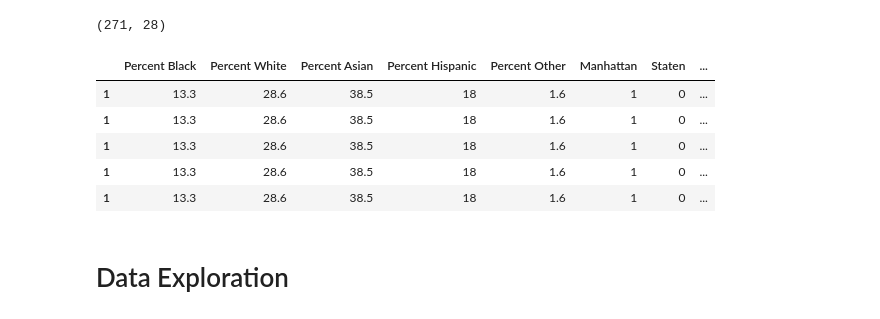
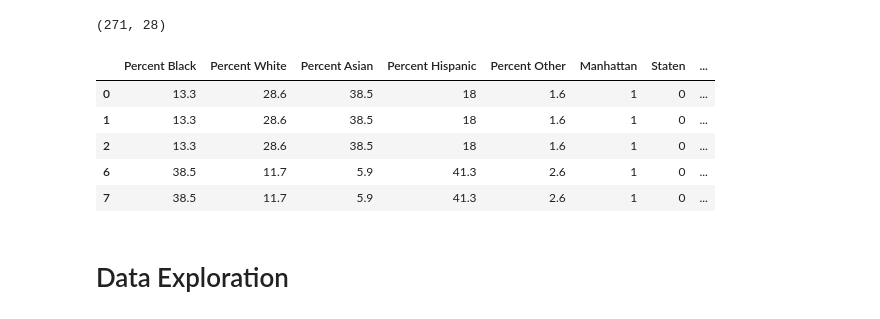
Before and after one commit to JordyKieto/NYC-SAT-Scores-Server, a Jupyter notebook: notebooks/Regression_Notebook.ipynb, the cells around one changed output. Saved outputs shown, nothing was run; the diff lists cells and outputs as text; code cells hidden in the pictures.

```diff
--- a/notebooks/Regression_Notebook.ipynb
+++ b/notebooks/Regression_Notebook.ipynb
@@ -52,31 +52,33 @@ df['Percent Other'] = df[rowCols].apply(getOther, axis=1)
 # %%
 new_rows = []
 def extract_sat(row):
     for subject in ['Math', 'Reading', 'Writing']:
         new_row = row[new_cols].copy()
         new_row['SAT SCORE'] = row[f'Average Score (SAT {subject})']
         new_row['SAT TYPE'] = subject
         new_rows.append(new_row)
     return row
 
 def extract_features(df):
     new_cols = pd.get_dummies(df['SAT TYPE'])
     df.drop(columns=['SAT TYPE'], inplace=True)
     df = df.join(new_cols)
     return df
 
-df.apply(extract_sat, axis=1)
-new_df = pd.concat(new_rows, axis=1)
-new_df = new_df.transpose()
-new_df = extract_features(new_df).drop_duplicates()
+def set_sat(df):
+    df.apply(extract_sat, axis=1)
+    new_df = pd.concat(new_rows, axis=1).transpose().reset_index(drop=True).drop_duplicates()
+    return extract_features(new_df).drop_duplicates()
+
+new_df = set_sat(df)
 new_df.head()
 # %% [output]
 |  | Percent Black | Percent White | Percent Asian | Percent Hispanic | Percent Other | Manhattan | Staten | ... |
+| 0 | 13.3 | 28.6 | 38.5 | 18 | 1.6 | 1 | 0 | ... |
 | 1 | 13.3 | 28.6 | 38.5 | 18 | 1.6 | 1 | 0 | ... |
-| 1 | 13.3 | 28.6 | 38.5 | 18 | 1.6 | 1 | 0 | ... |
-| 1 | 13.3 | 28.6 | 38.5 | 18 | 1.6 | 1 | 0 | ... |
-| 1 | 13.3 | 28.6 | 38.5 | 18 | 1.6 | 1 | 0 | ... |
-| 1 | 13.3 | 28.6 | 38.5 | 18 | 1.6 | 1 | 0 | ... |
+| 2 | 13.3 | 28.6 | 38.5 | 18 | 1.6 | 1 | 0 | ... |
+| 6 | 38.5 | 11.7 | 5.9 | 41.3 | 2.6 | 1 | 0 | ... |
+| 7 | 38.5 | 11.7 | 5.9 | 41.3 | 2.6 | 1 | 0 | ... |
 # %% [markdown]
 # Data Exploration
 # %% [markdown]
```
Also changed, not shown: parts of 3 cells of this notebook, 1 other file.
